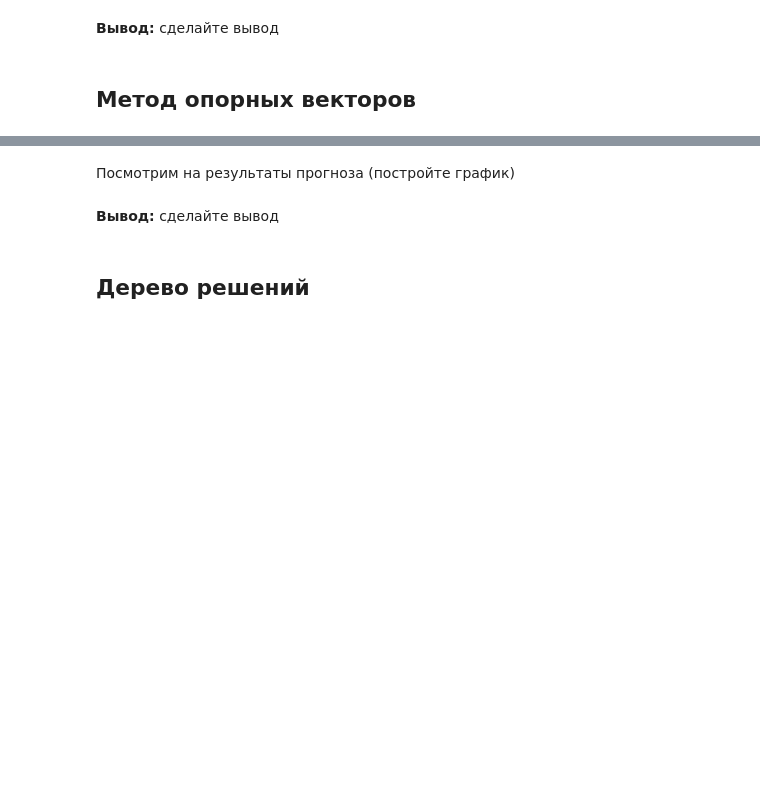
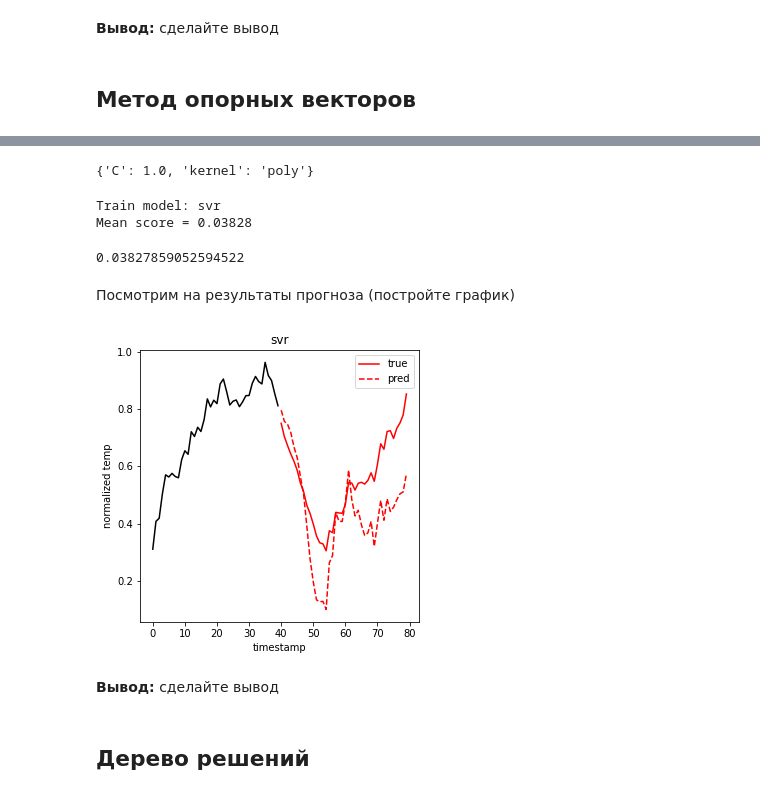
Before and after one commit to DOOMKEKER/bd-analyse, a Jupyter notebook: lab5/Lab5_task.ipynb, the cells around one changed output, grey strips where cells are left out. Drawn from its saved outputs; the diff is of its cells as text; code cells hidden in the pictures; blank space fills up the shorter version.

```diff
--- a/lab5/Lab5_task.ipynb
+++ b/lab5/Lab5_task.ipynb
@@ -627,14 +553,30 @@ X_train_svc, X_test_svc, y_train_svc, y_test_svc = train_test_split(X_svc, y_svc
 # %%
 # Подберите оптимальное значение параметра регуляризации C и типа ядра (rbf, poly и т.д.).
 # Добавьте качество модели для оптимальных параметров в словарь.
-svc_l = SVC()
+svc_l = SVR()
 
 param_grid = {
-    'C': np.linspace(0,1,6),
+    'C': np.linspace(1,1,6),
     'kernel': ['poly', 'rbf', 'sigmoid'],
 }
 
 search_svc = GridSearchCV(svc_l, param_grid, n_jobs=-1, cv=5, refit=True, scoring='accuracy')
 search_svc.fit(X_train_svc, y_train_svc)
+print(search_svc.best_params_)
+# %% [output]
+{'C': 1.0, 'kernel': 'poly'}
+# %%
+# svr = search_svc.best_estimator_
+
+svr = SVR(C=1, kernel='poly')
+score = train(svr, 'svr', regr_mape, kf, X, y)
+
+# score = train(svr, 'svr', regr_mape, kf, X, y)
+scores['svr'] = score
+score
+# %% [output]
+Train model: svr
+Mean score = 0.03828
+0.03827859052594522
 # %% [markdown]
 Посмотрим на результаты прогноза (постройте график)
@@ -643,3 +583,9 @@ search_svc.fit(X_train_svc, y_train_svc)
+# %%
+# Напишите свой код здесь
+y_pred = seq_forecast(svr, X[0].copy(), df.loc[2+seq_length:1+2*seq_length, 'mode'])
+plot_forecast(X[0][:seq_length], X[seq_length][:seq_length], y_pred, 'svr')
+# %% [output]
+[figure, added]
 # %% [markdown]
 **Вывод:** сделайте вывод
 # %% [markdown]
```
Also changed, not shown: parts of 24 cells of this notebook, 1 other file.
